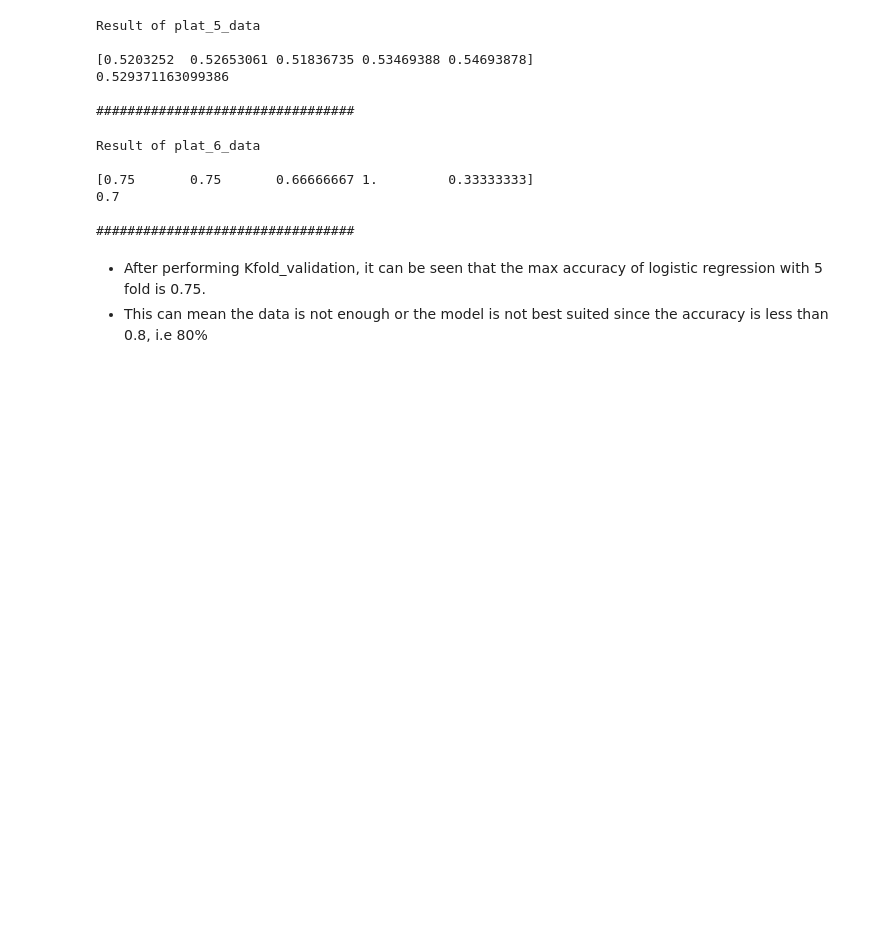
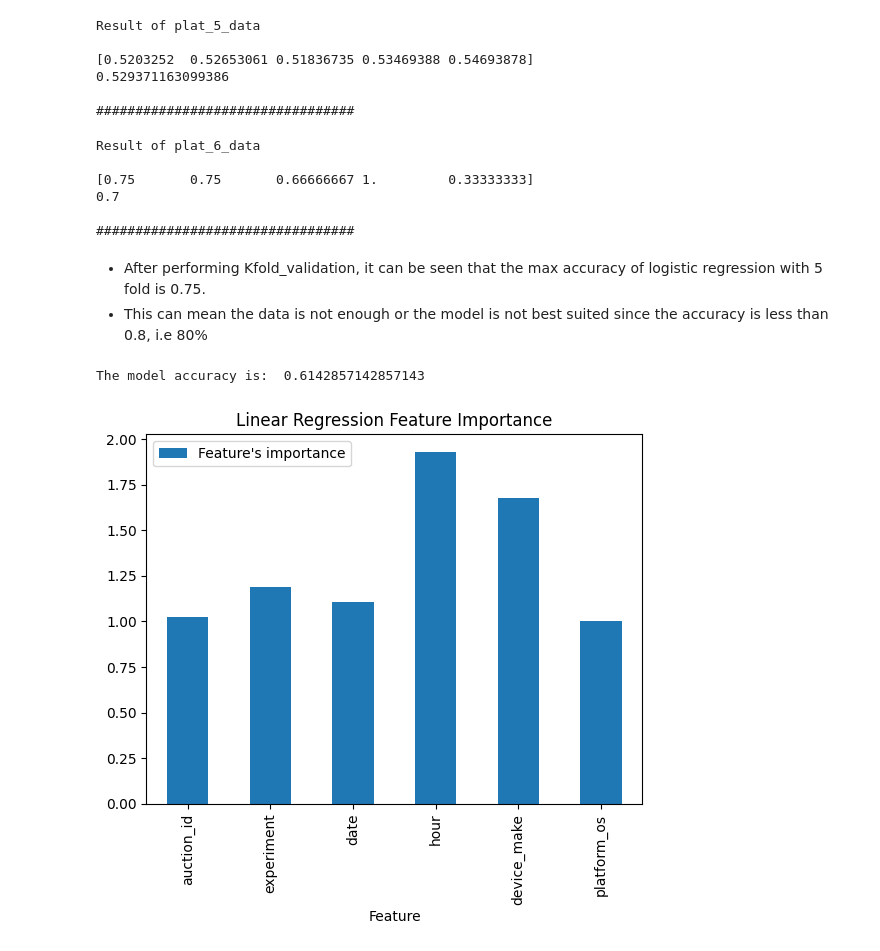
Before and after one commit to nahomHmichael/abtest-mlops, a Jupyter notebook: notebooks/AB_ML_Test.ipynb, the cells around one changed output. Saved outputs shown, nothing was run; the diff lists cells and outputs as text; code cells hidden in the pictures; blank space fills up the shorter version.

Commit message:
Update: Feature importance for linear regression

```diff
--- a/notebooks/AB_ML_Test.ipynb
+++ b/notebooks/AB_ML_Test.ipynb
@@ -218,3 +218,14 @@ Result of plat_6_data
 # %% [markdown]
 * After performing Kfold_validation, it can be seen that the max accuracy of logistic regression with 5 fold is 0.75.
 * This can mean the data is not enough or the model is not best suited since the accuracy is less than 0.8, i.e 80%
+# %%
+model = mlm.regression_model(chrome_set[0], chrome_set[1]) # for chrome
+model2 = mlm.regression_model(chrome_mobile_set[0], chrome_mobile_set[1])
+model3 = mlm.regression_model(facebook_set[0], facebook_set[1])
+model4 = mlm.regression_model(platform_6_set[0], platform_6_set[1])
+model5 = mlm.regression_model(platform_6_set[0], platform_6_set[1])
+# %%
+mlm.evaluate_model(model, chrome_data, chrome_set[2], chrome_set[3], "Linear Regression", globals())
+# %% [output]
+The model accuracy is:  0.6142857142857143
+[figure, added]
```
Also changed, not shown: 12 other files.
